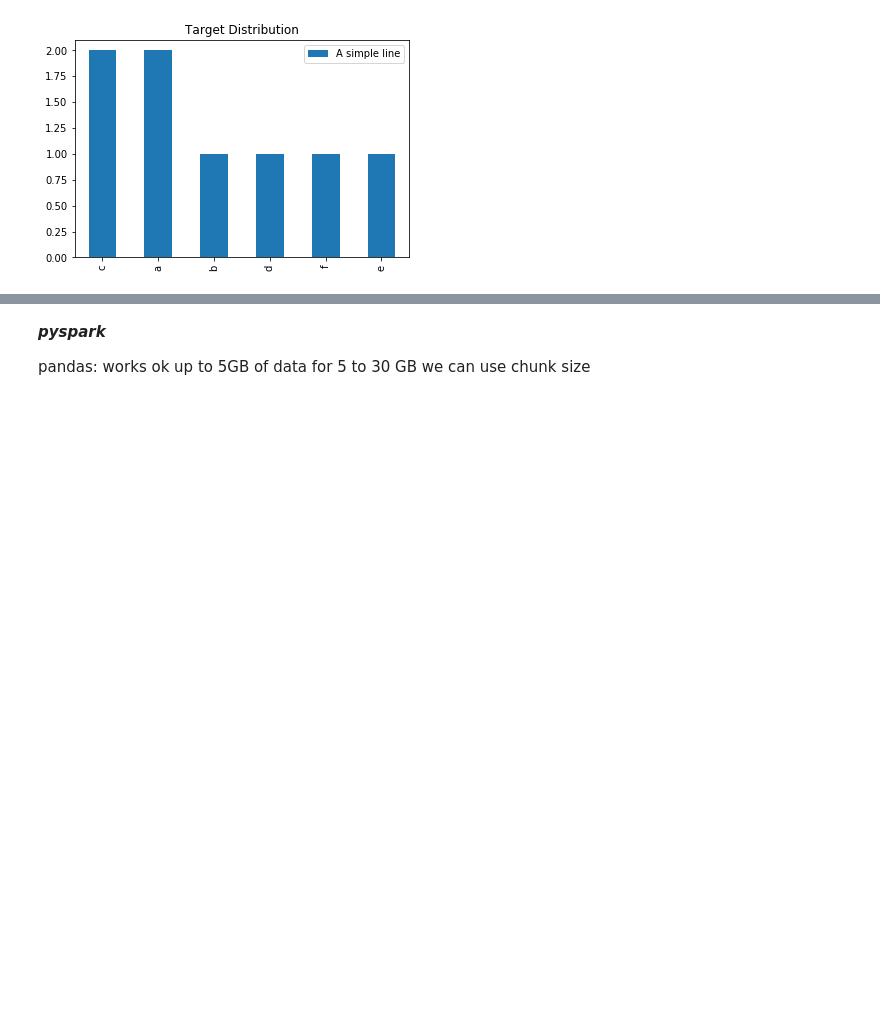
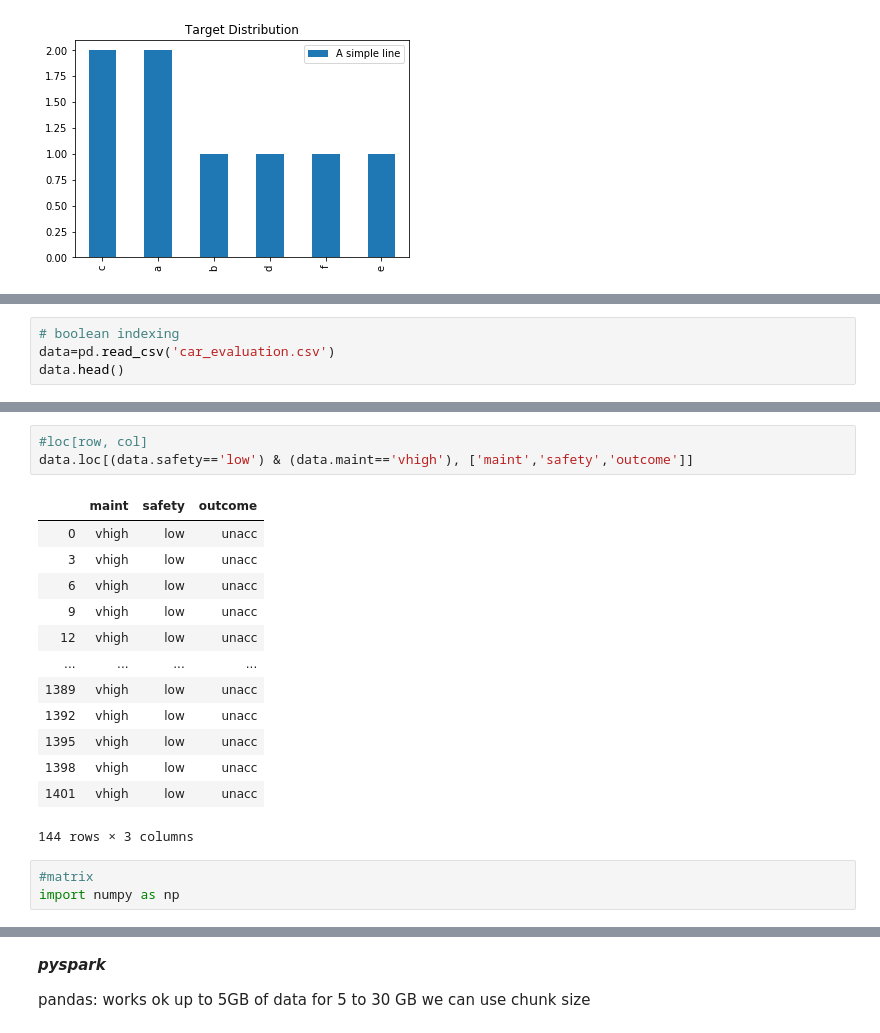
Before and after one commit to arijitde-marvell/python_misc, a Jupyter notebook: python_miscellaneous.ipynb, the cells around one changed output, grey strips where cells are left out. Cells and saved outputs as stored; diff of their text form; blank space fills up the shorter version.

```diff
--- a/python_miscellaneous.ipynb
+++ b/python_miscellaneous.ipynb
@@ -86,0 +128,4 @@ plt.show()
+# %%
+# boolean indexing
+data=pd.read_csv('car_evaluation.csv')
+data.head()
@@ -86,0 +139,20 @@ plt.show()
+# %%
+#loc[row, col]
+data.loc[(data.safety=='low') & (data.maint=='vhigh'), ['maint','safety','outcome']]
+# %% [output]
+|  | maint | safety | outcome |
+| 0 | vhigh | low | unacc |
+| 3 | vhigh | low | unacc |
+| 6 | vhigh | low | unacc |
+| 9 | vhigh | low | unacc |
+| 12 | vhigh | low | unacc |
+| ... | ... | ... | ... |
+| 1389 | vhigh | low | unacc |
+| 1392 | vhigh | low | unacc |
+| 1395 | vhigh | low | unacc |
+| 1398 | vhigh | low | unacc |
+| 1401 | vhigh | low | unacc |
+144 rows × 3 columns
+# %%
+#matrix
+import numpy as np
```
Also changed, not shown: parts of 22 cells of this notebook.
